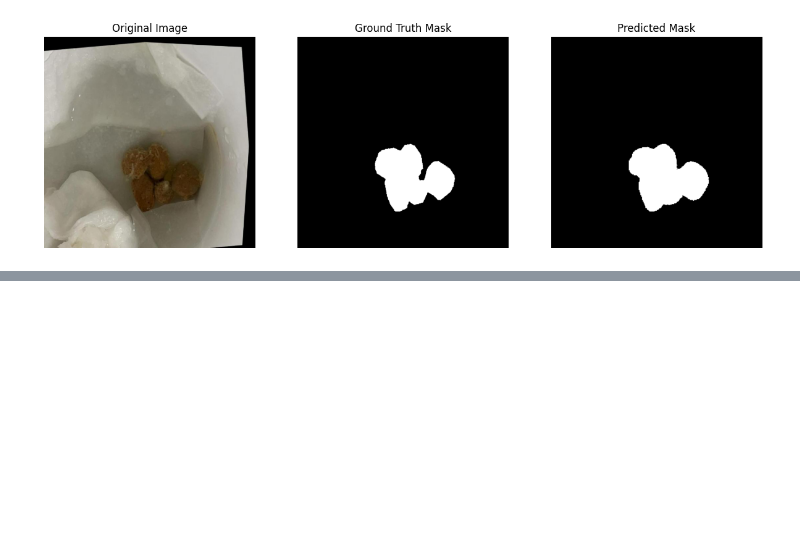
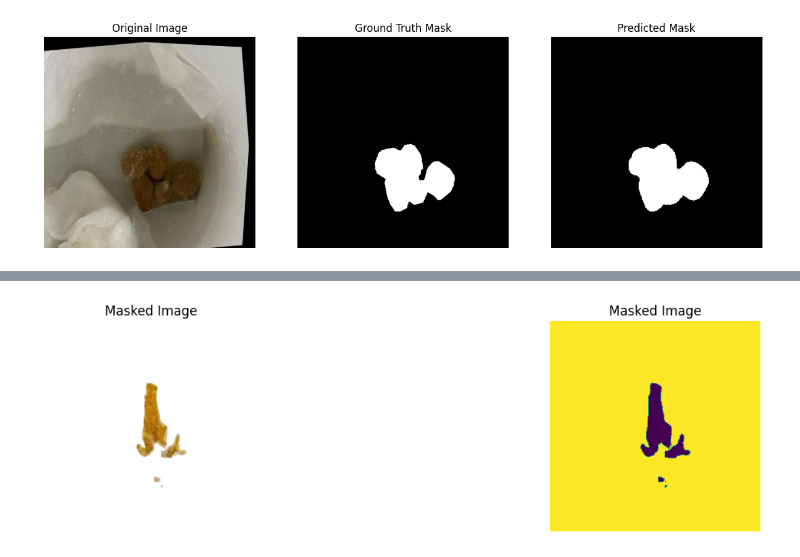
Before and after one commit to SKT-FLY-AI/ai, a Jupyter notebook: segmenatation/predict_plsam.ipynb, the cells around one changed output, grey strips where cells are left out. Cells and saved outputs as stored; diff of their text form; code cells hidden in the pictures; blank space fills up the shorter version.

```diff
--- a/segmenatation/predict_plsam.ipynb
+++ b/segmenatation/predict_plsam.ipynb
@@ -98,0 +190,6 @@ Np arr shape:  (1024, 1024, 1) (1024, 1024)
+# %%
+filename = '33_jpeg_jpg.rf.afdfbc41a987670e2159597db4fc3f25'
+input_img = f'/root/ai/dataset/mask_1513_split/img/{filename}.jpg'
+mask_img = f'/root/ai/dataset/mask_1513_split/mask/{filename}_mask.png'
+
+input_img = "/root/ai/segmenatation/infant_poo.png"
@@ -98,0 +203,28 @@ Np arr shape:  (1024, 1024, 1) (1024, 1024)
+# %%
+import matplotlib.pyplot as plt
+
+# masked_image와 mask 변수를 전달받았다고 가정
+# 아래 코드는 변수를 시각화합니다.
+
+plt.figure(figsize=(12, 6))
+
+plt.subplot(1, 3, 1)
+plt.imshow(input_img)
+plt.title('Masked Image')
+plt.axis('off')  # 축을 숨깁니다.
+
+# Masked Image를 시각화
+plt.subplot(1, 3, 1)
+plt.imshow(masked_image)
+plt.title('Masked Image')
+plt.axis('off')  # 축을 숨깁니다.
+
+# Masked Image를 시각화
+plt.subplot(1, 3, 3)
+plt.imshow(inverted_mask)
+plt.title('Masked Image')
+plt.axis('off')  # 축을 숨깁니다.
+
+plt.show()
+# %% [output]
+[figure, added]
```
Also changed, not shown: parts of 7 cells of this notebook, 9 other files.
